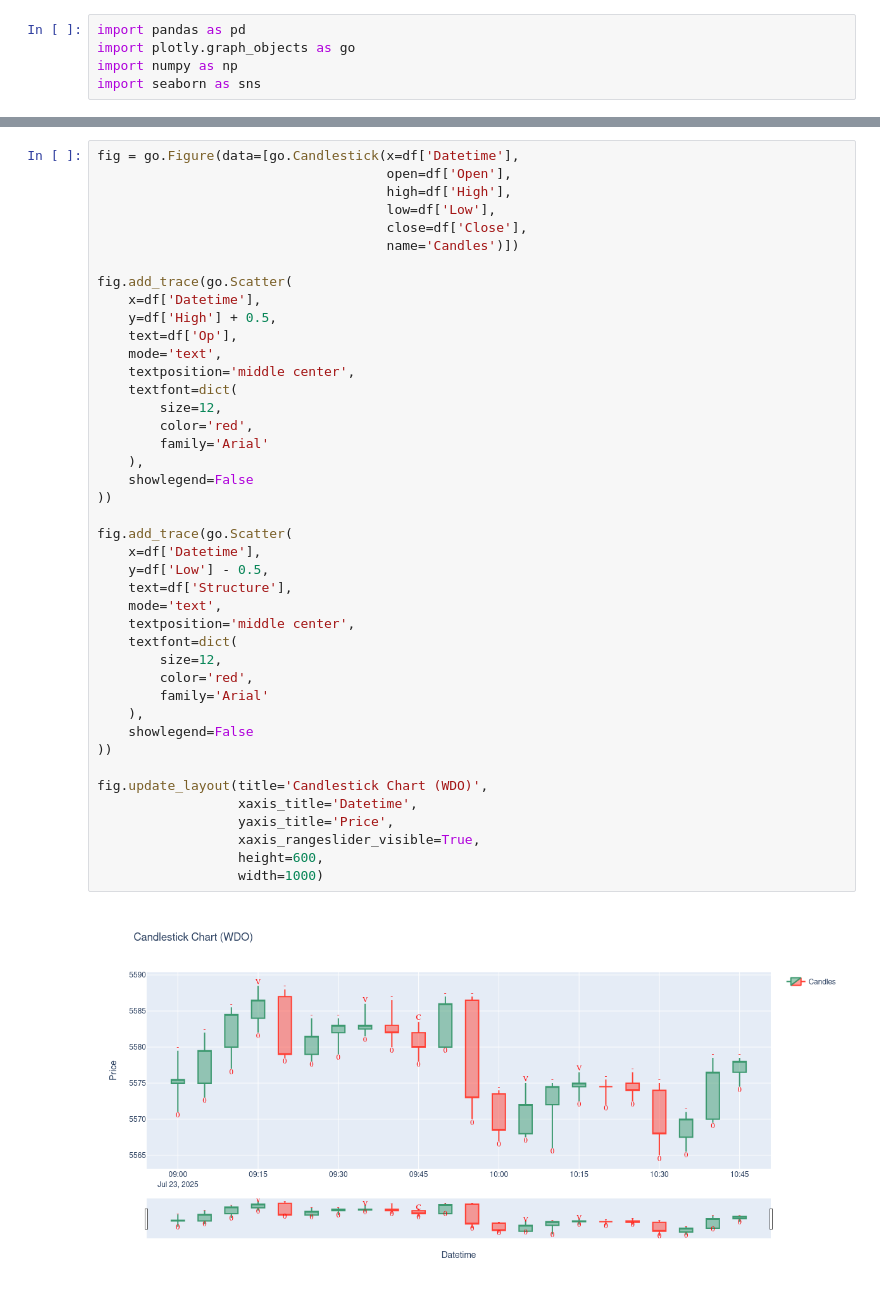
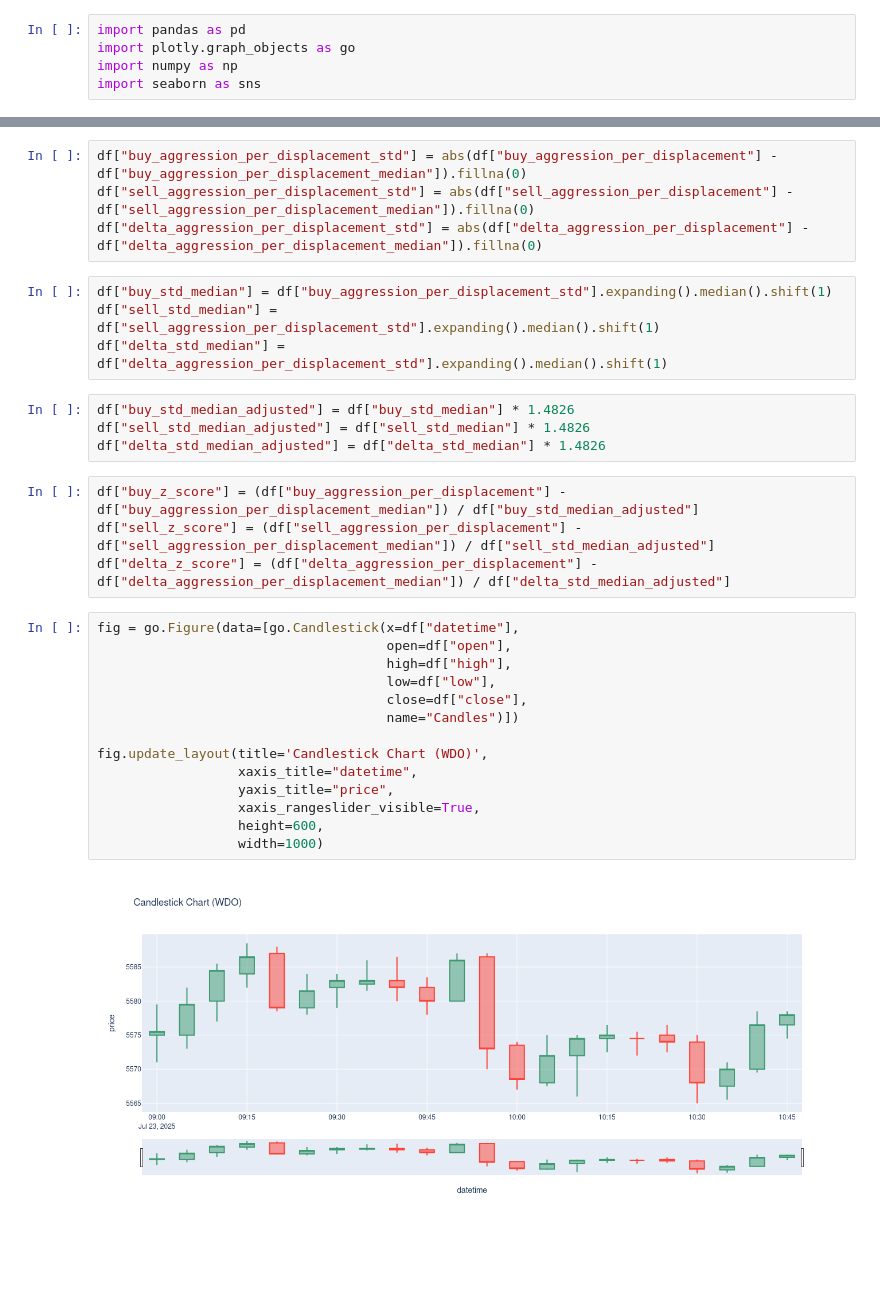
Before and after one commit to lucasfellipec/ml, a Jupyter notebook: ml.ipynb, the cells around one changed output, grey strips where cells are left out. Drawn from its saved outputs; the diff is of its cells as text; blank space fills up the shorter version.

```diff
--- a/ml.ipynb
+++ b/ml.ipynb
@@ -29,47 +36,35 @@ df
+# %%
+df["buy_aggression_per_displacement_std"] = abs(df["buy_aggression_per_displacement"] - df["buy_aggression_per_displacement_median"]).fillna(0)
+df["sell_aggression_per_displacement_std"] = abs(df["sell_aggression_per_displacement"] - df["sell_aggression_per_displacement_median"]).fillna(0)
+df["delta_aggression_per_displacement_std"] = abs(df["delta_aggression_per_displacement"] - df["delta_aggression_per_displacement_median"]).fillna(0)
+# %%
+df["buy_std_median"] = df["buy_aggression_per_displacement_std"].expanding().median().shift(1)
+df["sell_std_median"] = df["sell_aggression_per_displacement_std"].expanding().median().shift(1)
+df["delta_std_median"] = df["delta_aggression_per_displacement_std"].expanding().median().shift(1)
+# %%
+df["buy_std_median_adjusted"] = df["buy_std_median"] * 1.4826
+df["sell_std_median_adjusted"] = df["sell_std_median"] * 1.4826
+df["delta_std_median_adjusted"] = df["delta_std_median"] * 1.4826
+# %%
+df["buy_z_score"] = (df["buy_aggression_per_displacement"] - df["buy_aggression_per_displacement_median"]) / df["buy_std_median_adjusted"]
+df["sell_z_score"] = (df["sell_aggression_per_displacement"] - df["sell_aggression_per_displacement_median"]) / df["sell_std_median_adjusted"]
+df["delta_z_score"] = (df["delta_aggression_per_displacement"] - df["delta_aggression_per_displacement_median"]) / df["delta_std_median_adjusted"]
 # %%
-fig = go.Figure(data=[go.Candlestick(x=df['Datetime'],
-                                     open=df['Open'],
-                                     high=df['High'],
-                                     low=df['Low'],
-                                     close=df['Close'],
-                                     name='Candles')])
-
-fig.add_trace(go.Scatter(
-    x=df['Datetime'],
-    y=df['High'] + 0.5,
-    text=df['Op'],
-    mode='text',
-    textposition='middle center',
-    textfont=dict(
-        size=12,
-        color='red',
-        family='Arial'
-    ),
-    showlegend=False
-))
-
-fig.add_trace(go.Scatter(
-    x=df['Datetime'],
-    y=df['Low'] - 0.5,
-    text=df['Structure'],
-    mode='text',
-    textposition='middle center',
-    textfont=dict(
-        size=12,
-        color='red',
-        family='Arial'
-    ),
-    showlegend=False
-))
+fig = go.Figure(data=[go.Candlestick(x=df["datetime"],
+                                     open=df["open"],
+                                     high=df["high"],
+                                     low=df["low"],
+                                     close=df["close"],
+                                     name="Candles")])
 
 fig.update_layout(title='Candlestick Chart (WDO)',
-                  xaxis_title='Datetime',
-                  yaxis_title='Price',
+                  xaxis_title="datetime",
+                  yaxis_title="price",
                   xaxis_rangeslider_visible=True,
                   height=600,
                   width=1000)
 # %% [output]
-[figure, old version]
+[figure, new version]
 # %%
 df = df.transpose()
 df
```
Also changed, not shown: parts of 5 cells of this notebook, 9 other files.
